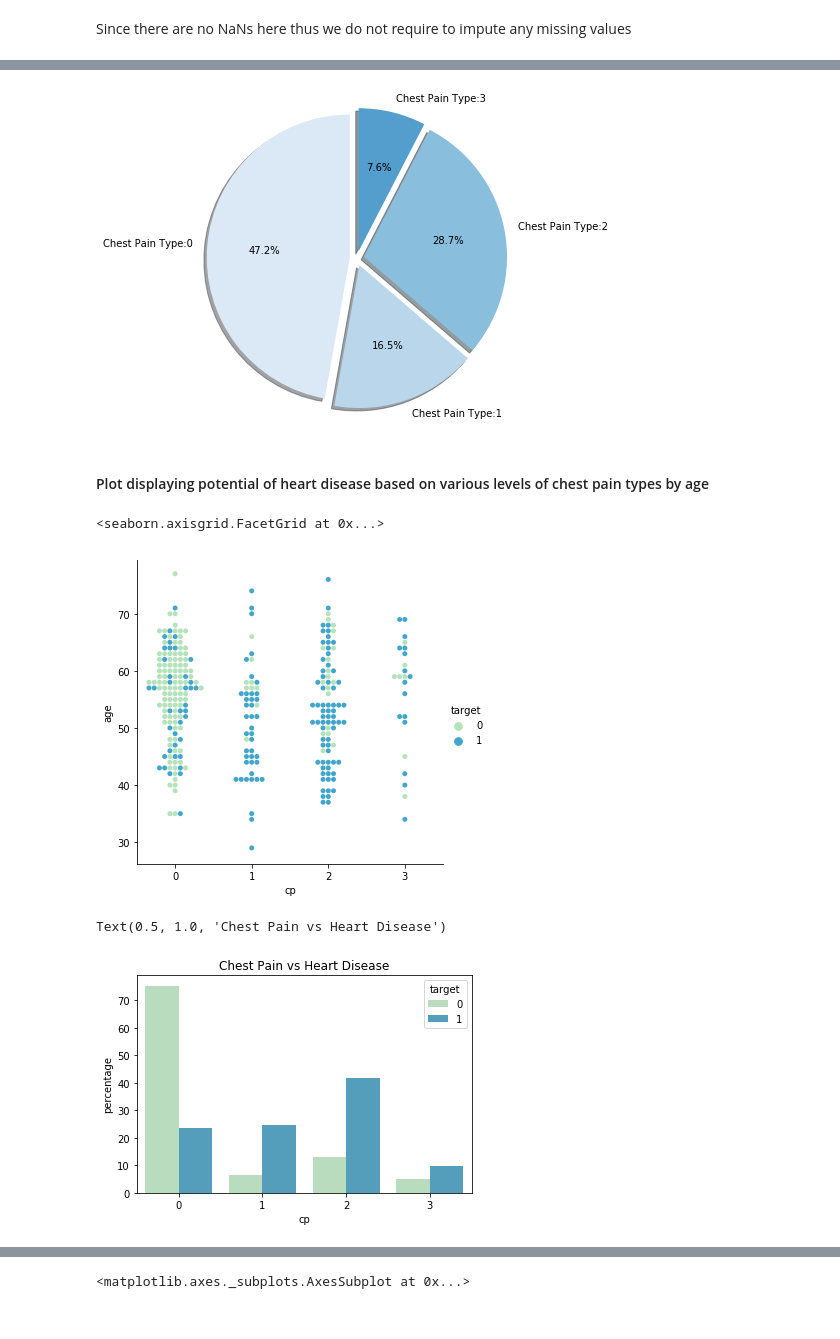
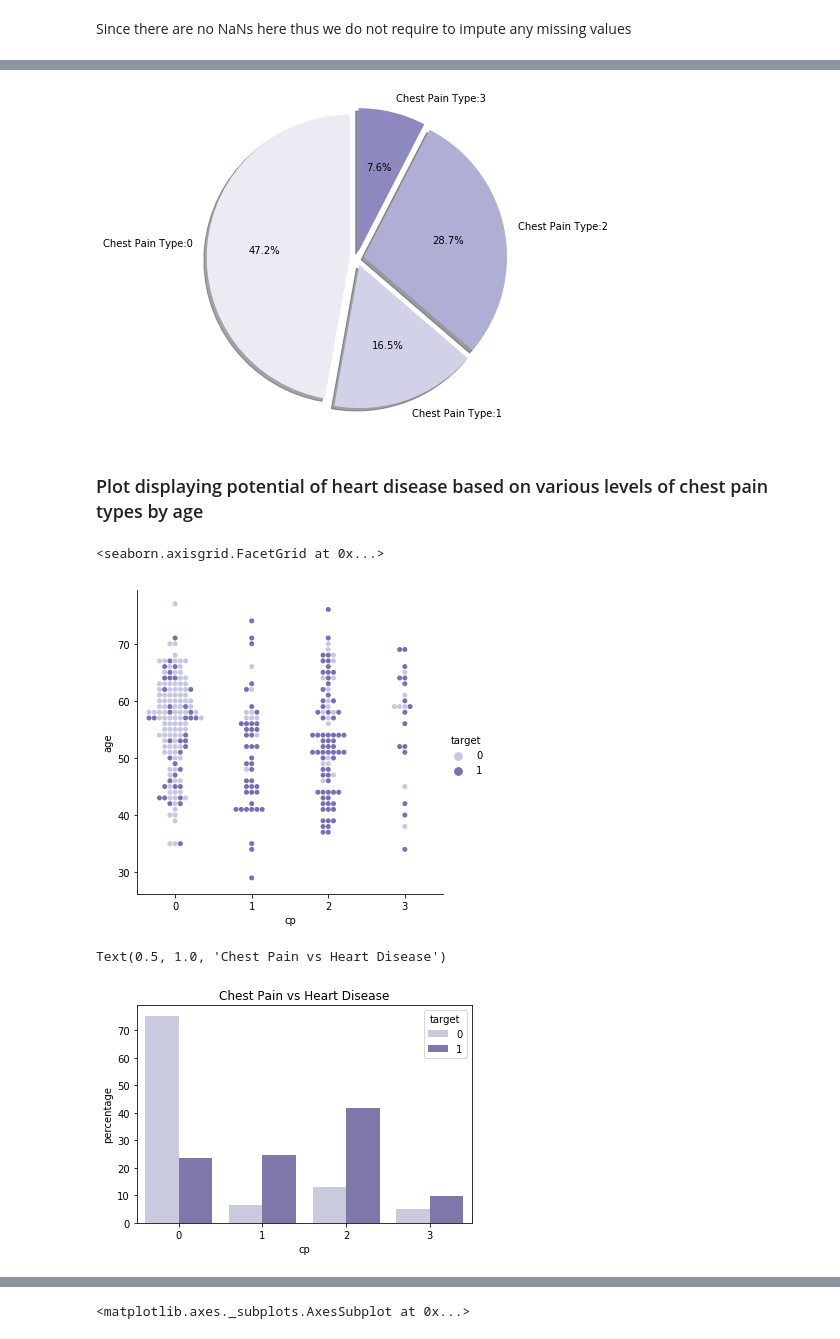
Before and after one commit to chauhan-nitin/UCI_HeartDisease, a Jupyter notebook: heartdisease.ipynb, the cells around one changed output, grey strips where cells are left out. Saved outputs shown, nothing was run; the diff lists cells and outputs as text; code cells hidden in the pictures.

```diff
--- a/heartdisease.ipynb
+++ b/heartdisease.ipynb
@@ -121,29 +123,29 @@ sizes = [len(datafr[datafr['cp'] == 0]),len(datafr[datafr['cp'] == 1]),
 plt.figure(figsize=(6,6))
 
 # Plot
-plt.pie(sizes, explode=(0.05, 0.05, 0.05, 0.05), labels=labels, colors=sns.color_palette("Blues"),
+plt.pie(sizes, explode=(0.05, 0.05, 0.05, 0.05), labels=labels, colors=sns.color_palette("Purples"),
 autopct='%1.1f%%', shadow=True, startangle=90)
 
 plt.axis('equal')
 plt.show()
 # %% [output]
-[figure, old version]
+[figure, new version]
 # %% [markdown]
-#### Plot displaying potential of heart disease based on various levels of chest pain types by age
+### Plot displaying potential of heart disease based on various levels of chest pain types by age
 # %%
-sns.catplot(x="cp", y="age", hue="target", kind="swarm", data=datafr, palette='GnBu')
+sns.catplot(x="cp", y="age", hue="target", kind="swarm", data=datafr, palette='Purples')
 # %% [output]
 <seaborn.axisgrid.FacetGrid at 0x...>
-[figure, old version]
+[figure, new version]
 # %%
 """
 Normalizing the values and then making it as a DataFrame and then plotting using sns.barplot.
 """
 temp = (datafr.groupby(['target']))['cp'].value_counts(normalize=True)\
 .mul(100).reset_index(name = "percentage")
-sns.barplot(x = "cp", y = "percentage", hue = "target", data = temp, palette='GnBu')\
+sns.barplot(x = "cp", y = "percentage", hue = "target", data = temp, palette='Purples')\
 .set_title("Chest Pain vs Heart Disease")
 # %% [output]
 Text(0.5, 1.0, 'Chest Pain vs Heart Disease')
-[figure, old version]
+[figure, new version]
 # %% [markdown]
```
Also changed, not shown: parts of 30 cells of this notebook.
